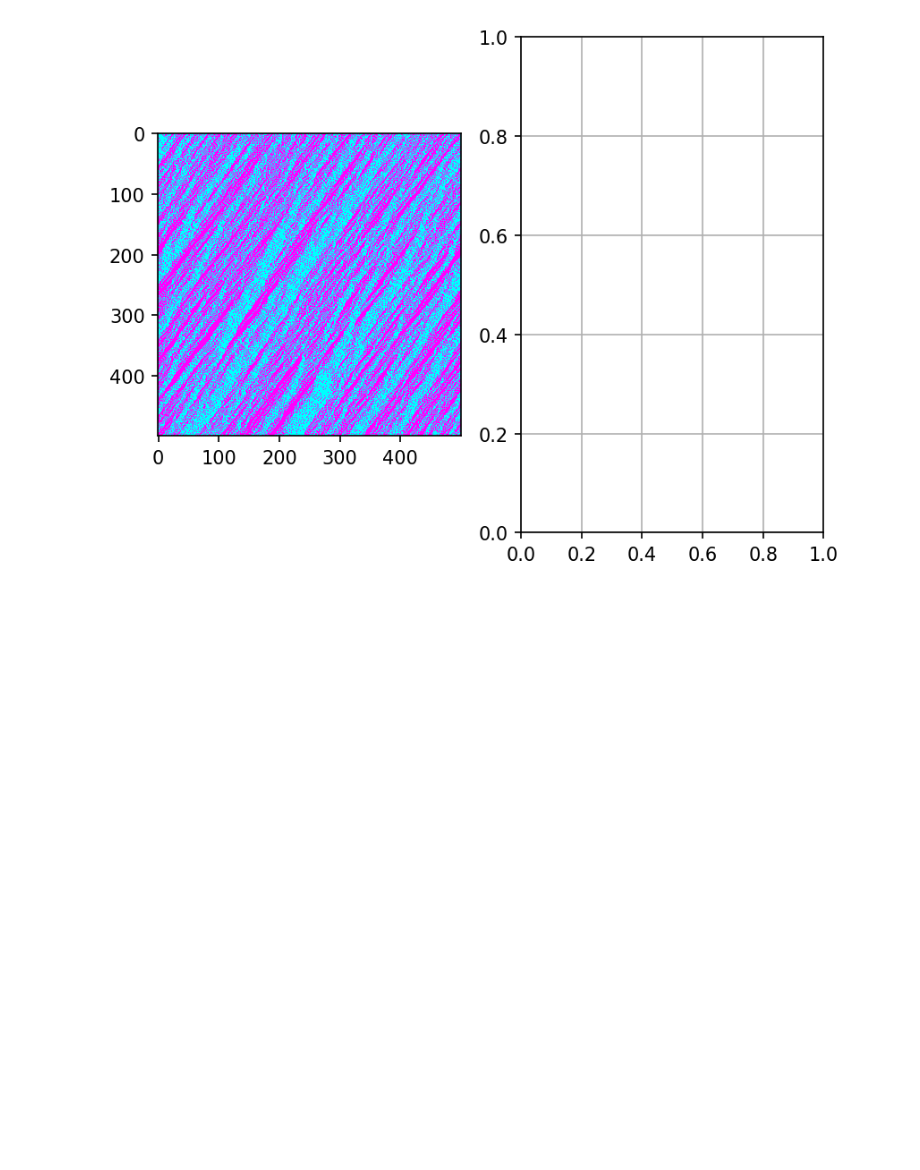
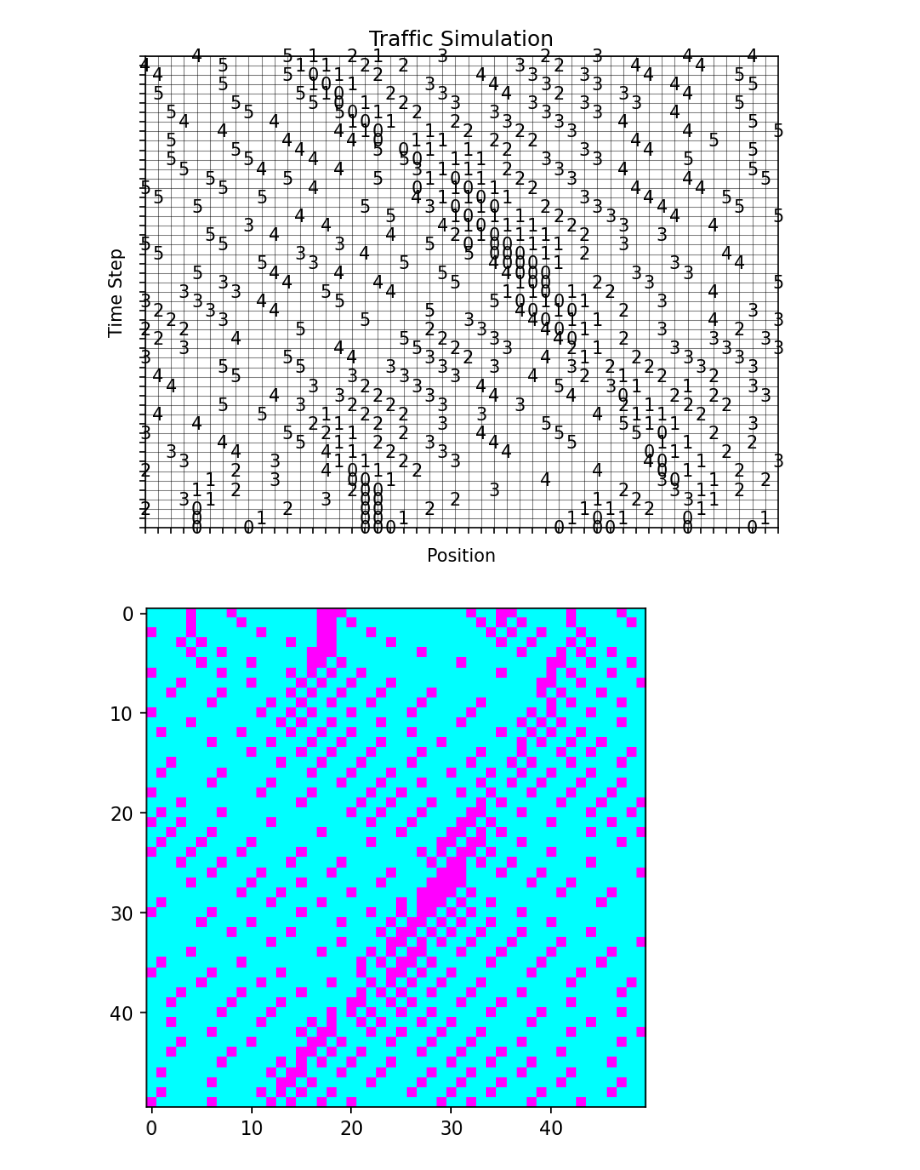
Before and after one commit to SofiaHilma/Traffic_flow_simulation, a Jupyter notebook: traffic_notebook.ipynb, the cells around one changed output. Drawn from its saved outputs; the diff is of its cells as text; code cells hidden in the pictures; blank space fills up the shorter version.

Commit message:
Added plot of grid

```diff
--- a/traffic_notebook.ipynb
+++ b/traffic_notebook.ipynb
@@ -15,38 +15,64 @@ def Nagel_Schreckenberg(L, N, v_max, p, t_max):
             if previous[pos] > -1:
                 d = 1
                 vi = previous[pos]
                 while previous[(pos + d) % L] < 0: #Check how many spaces ahead are free
                     d += 1
                 vtemp = min(vi + 1, d - 1, v_max) #Accelerating
                 if random.uniform(0,1) < p: #Braking
                     v = max(vtemp-1, 0)
                 else:
                     v = vtemp
                 current[(pos+v)%L] = v #Moving
         positions.append(current)
     return positions
 
-tmax = 500
-L = 500
-N = 250
+
+
+def plot_simulation(simulation):
+    timesteps, L = len(simulation), len(simulation[0])
+    a = np.empty(shape=(timesteps, L), dtype=object)
+
+    for i in range(L):
+        for j in range(timesteps):
+            a[j, i] = str(int(simulation[j][i])) if simulation[j][i] > -1 else ''
+
+    fig, ax = plt.subplots(dpi=150)
+    ax.set_xticks(np.arange(L))
+    ax.set_yticks(np.arange(timesteps))
+    ax.set_xticklabels([])
+    ax.set_yticklabels([])
+
+    for i in range(timesteps):
+        for j in range(L):
+            text = ax.text(j, i, a[i, j], ha="center", va="center")
+
+    plt.xlabel('Position')
+    plt.ylabel('Time Step')
+    plt.title('Traffic Simulation')
+    plt.grid(color='black', linestyle='-', linewidth=0.5, alpha=0.5)
+    plt.show()
+
+tmax = 50
+L = 50
+N = 10
 vmax = 5
 p = 0.2
 
 simulation = Nagel_Schreckenberg(L, N, vmax, p, tmax)
-
+plot_simulation(simulation)
 
 
 points = np.zeros((tmax, L))
 for i in range(L):
     for j in range(tmax):
         if simulation[j][i] > -1:
             points[j][i] = 1
         else:
             points[j][i] = 0
 
-fig, axs = plt.subplots(1,2, dpi=150)
-axs[0].imshow(points, cmap = "cool", interpolation = "nearest")
-axs[1].grid(simulation)
+plt.figure(dpi=150)
+plt.imshow(points, cmap = "cool", interpolation = "nearest")
 plt.show()
 # %% [output]
-[figure, old version]
+[figure, new version]
+[figure, added]
```
